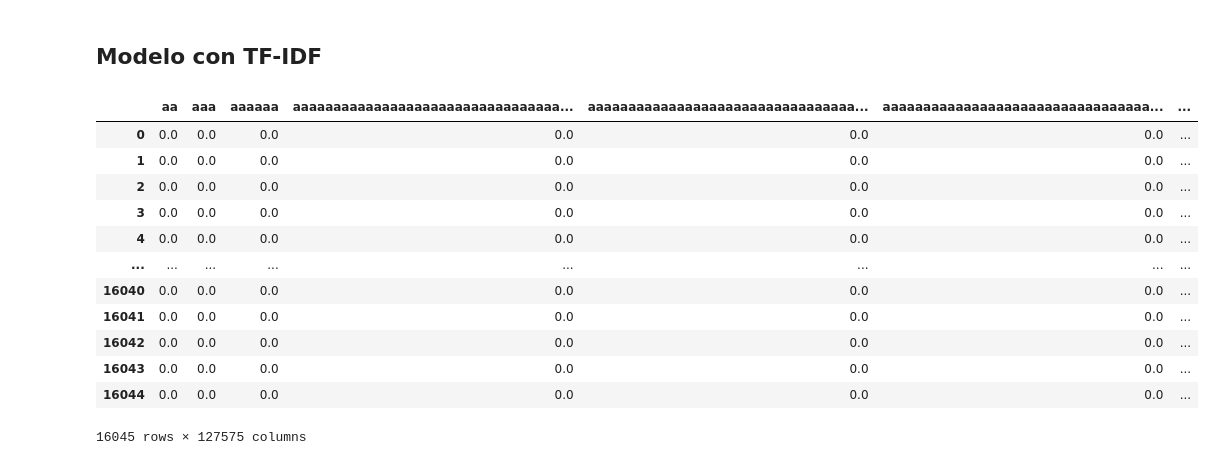
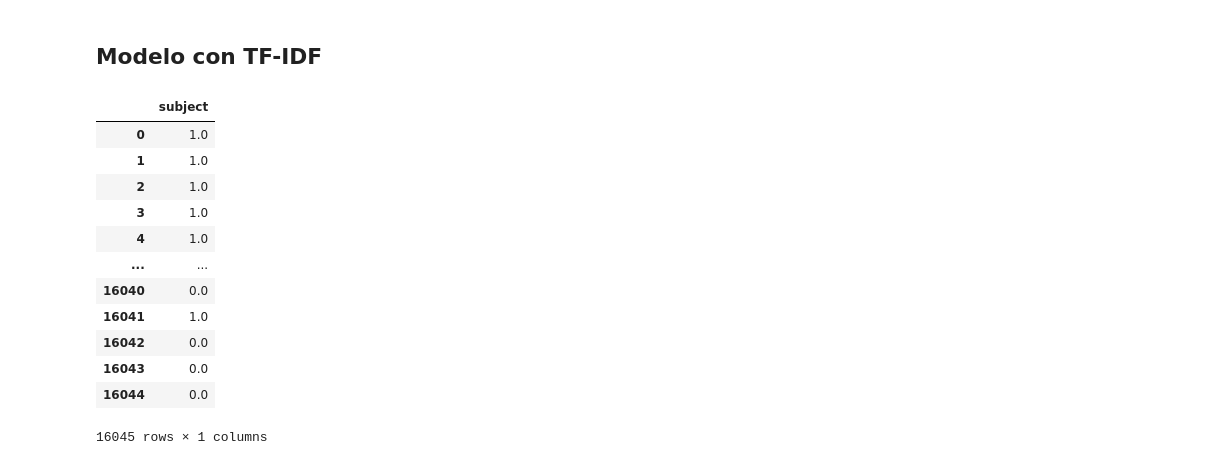
Before and after one commit to aeaa1998/spam-detect, a Jupyter notebook: LAB02.ipynb, the cells around one changed output. Cells and saved outputs as stored; diff of their text form; code cells hidden in the pictures.

```diff
--- a/LAB02.ipynb
+++ b/LAB02.ipynb
@@ -342,23 +358,25 @@ accuracy:  0.7654756958869963
 # %% [markdown]
 ## Modelo con TF-IDF
 # %%
-tv = P(min_df=0.05, max_df=1., use_idf=True)
+from sklearn.feature_extraction.text import TfidfVectorizer
+
+tv = TfidfVectorizer(min_df=0.5, max_df=1., use_idf=True)
 tv_matrix = tv.fit_transform(proccessed_body)
-tv_matrix_array = tv_matrix.toarray()
+tv_matrix = tv_matrix.toarray()
 
 vocabulario = tv.get_feature_names()
-pd.DataFrame(np.round(tv_matrix_array, 2), columns=vocabulario)
+pd.DataFrame(np.round(tv_matrix, 2), columns=vocabulario)
 # %% [output]
-|  | aa | aaa | aaaaaa | aaaaaaaaaaaaaaaaaaaaaaaaaaaaaaaaa... | aaaaaaaaaaaaaaaaaaaaaaaaaaaaaaaaa... | aaaaaaaaaaaaaaaaaaaaaaaaaaaaaaaaa... | ... |
-| 0 | 0.0 | 0.0 | 0.0 | 0.0 | 0.0 | 0.0 | ... |
-| 1 | 0.0 | 0.0 | 0.0 | 0.0 | 0.0 | 0.0 | ... |
-| 2 | 0.0 | 0.0 | 0.0 | 0.0 | 0.0 | 0.0 | ... |
-| 3 | 0.0 | 0.0 | 0.0 | 0.0 | 0.0 | 0.0 | ... |
-| 4 | 0.0 | 0.0 | 0.0 | 0.0 | 0.0 | 0.0 | ... |
-| ... | ... | ... | ... | ... | ... | ... | ... |
-| 16040 | 0.0 | 0.0 | 0.0 | 0.0 | 0.0 | 0.0 | ... |
-| 16041 | 0.0 | 0.0 | 0.0 | 0.0 | 0.0 | 0.0 | ... |
-| 16042 | 0.0 | 0.0 | 0.0 | 0.0 | 0.0 | 0.0 | ... |
-| 16043 | 0.0 | 0.0 | 0.0 | 0.0 | 0.0 | 0.0 | ... |
-| 16044 | 0.0 | 0.0 | 0.0 | 0.0 | 0.0 | 0.0 | ... |
+|  | subject |
+| 0 | 1.0 |
+| 1 | 1.0 |
+| 2 | 1.0 |
+| 3 | 1.0 |
+| 4 | 1.0 |
+| ... | ... |
+| 16040 | 0.0 |
+| 16041 | 1.0 |
+| 16042 | 0.0 |
+| 16043 | 0.0 |
+| 16044 | 0.0 |
-16045 rows × 127575 columns
+16045 rows × 1 columns
```
Also changed, not shown: parts of 10 cells of this notebook.
